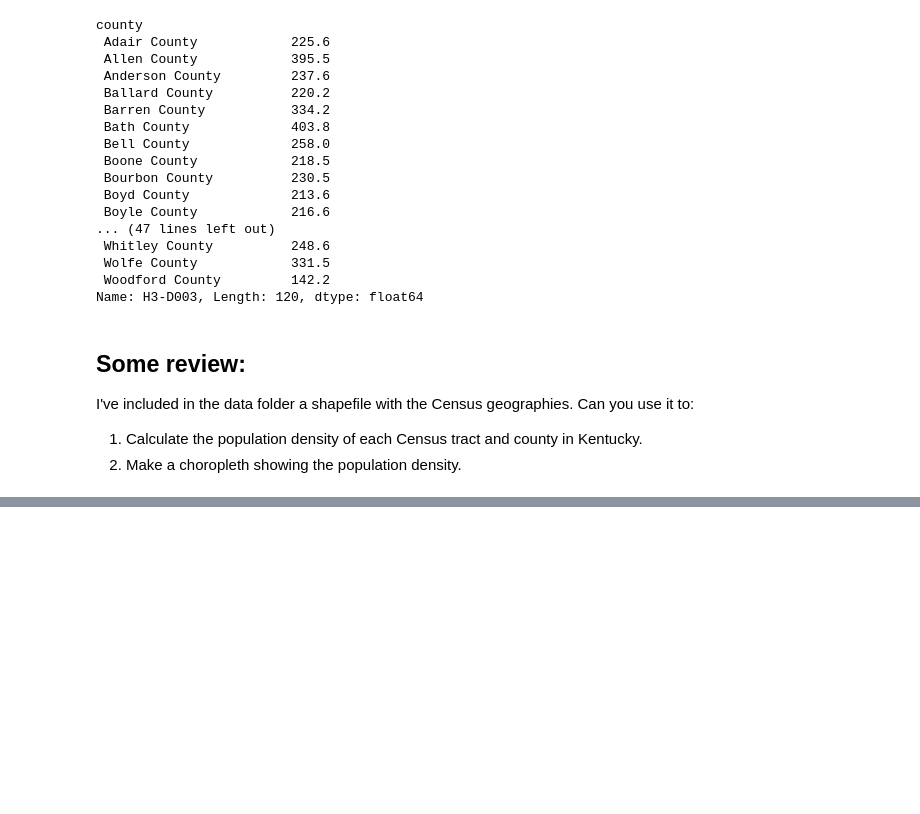
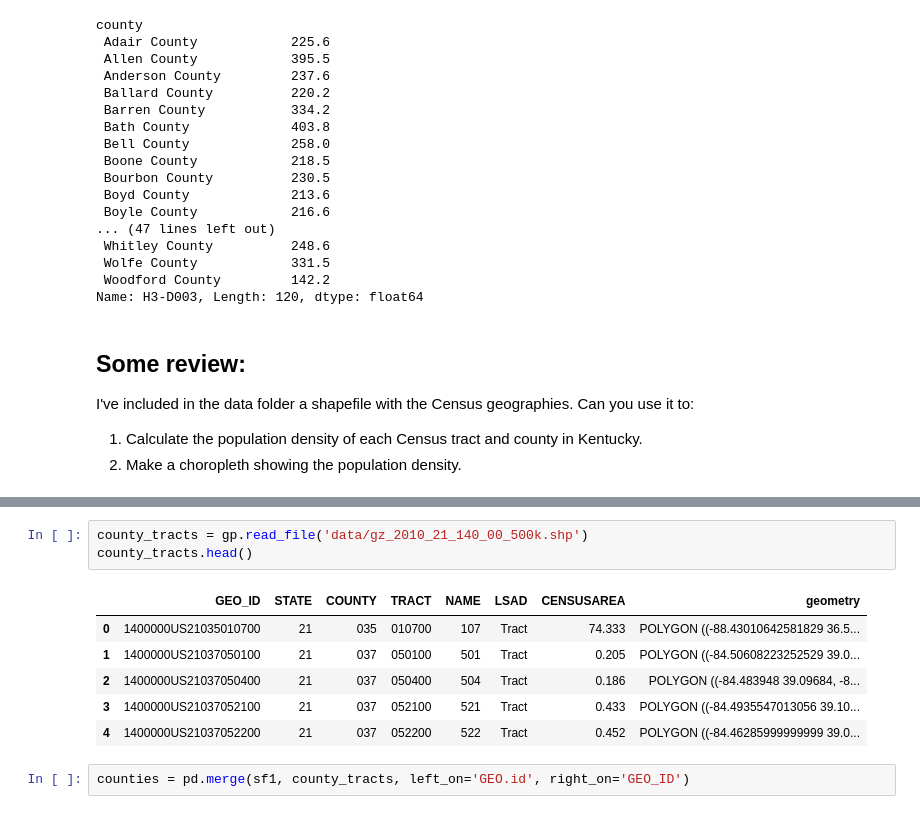
Before and after one commit to DanTheOnlyMan/ce599, a Jupyter notebook: 11-Grouping/groupby.ipynb, the cells around one changed output, grey strips where cells are left out. Cells and saved outputs as stored; diff of their text form; blank space fills up the shorter version.

```diff
--- a/11-Grouping/groupby.ipynb
+++ b/11-Grouping/groupby.ipynb
@@ -624,0 +632,12 @@ I've included in the data folder a shapefile with the Census geographies.  Can y
+# %%
+county_tracts = gp.read_file('data/gz_2010_21_140_00_500k.shp')
+county_tracts.head()
+# %% [output]
+|  | GEO_ID | STATE | COUNTY | TRACT | NAME | LSAD | CENSUSAREA | geometry |
+| 0 | 1400000US21035010700 | 21 | 035 | 010700 | 107 | Tract | 74.333 | POLYGON ((-88.43010642581829 36.5... |
+| 1 | 1400000US21037050100 | 21 | 037 | 050100 | 501 | Tract | 0.205 | POLYGON ((-84.50608223252529 39.0... |
+| 2 | 1400000US21037050400 | 21 | 037 | 050400 | 504 | Tract | 0.186 | POLYGON ((-84.483948 39.09684, -8... |
+| 3 | 1400000US21037052100 | 21 | 037 | 052100 | 521 | Tract | 0.433 | POLYGON ((-84.4935547013056 39.10... |
+| 4 | 1400000US21037052200 | 21 | 037 | 052200 | 522 | Tract | 0.452 | POLYGON ((-84.46285999999999 39.0... |
+# %%
+counties = pd.merge(sf1, county_tracts, left_on='GEO.id', right_on='GEO_ID')
```
Also changed, not shown: parts of 7 cells of this notebook.
